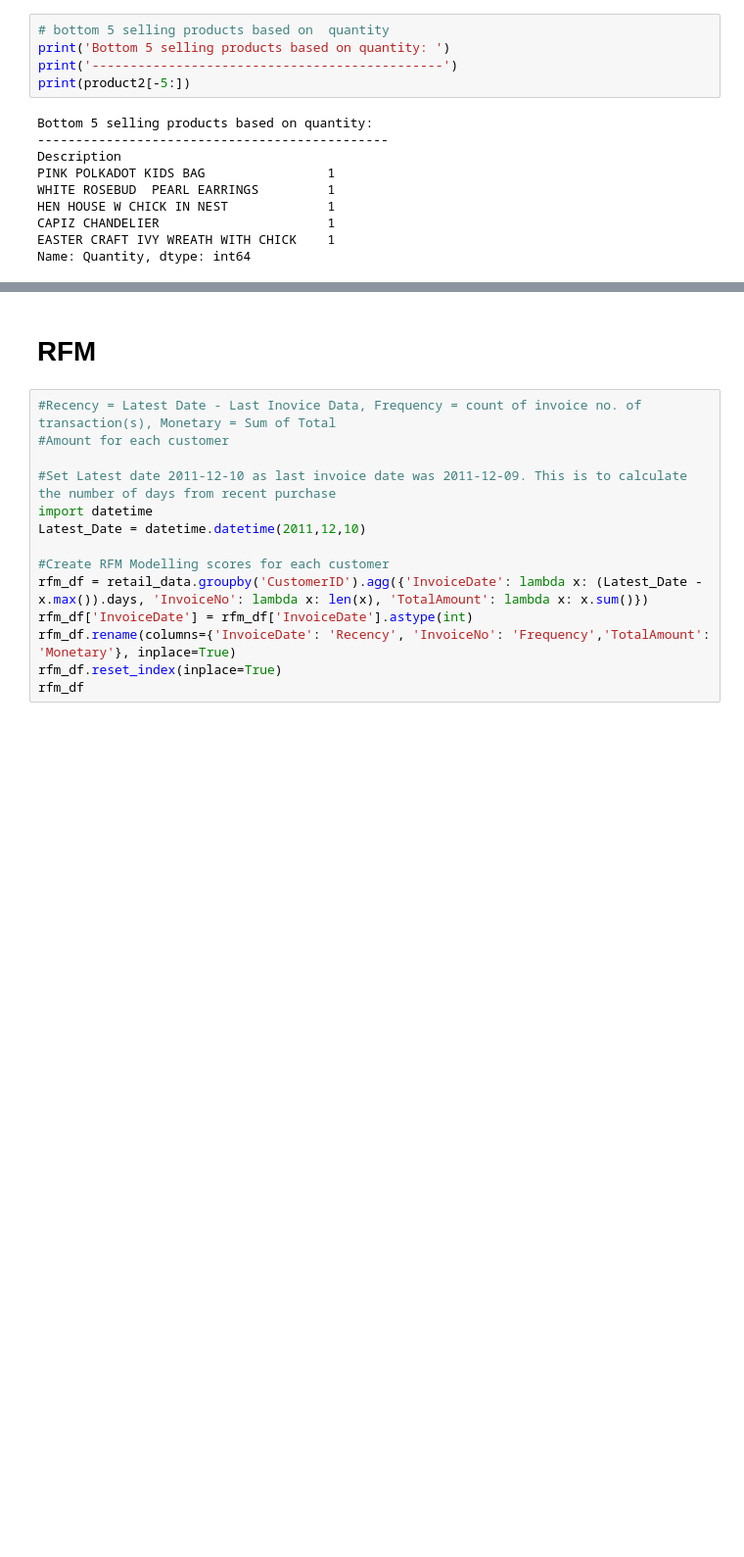
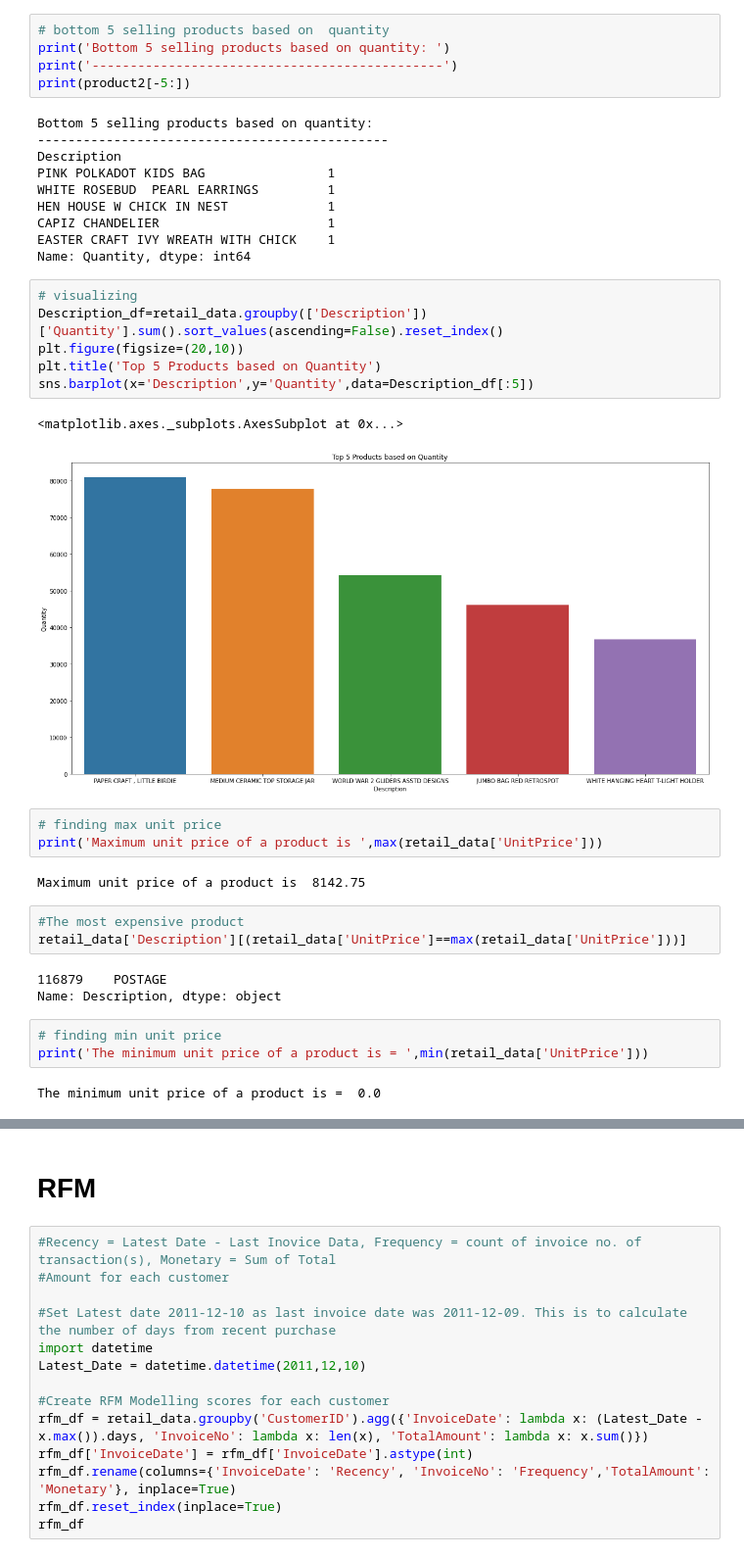
Before and after one commit to Sharath2021/Online-Retail-Customer-Segmentation, a Jupyter notebook: Online_Retail_Customer_Segmentation_Capstone_Project.ipynb, the cells around one changed output, grey strips where cells are left out. Shown at 98% size. Drawn from its saved outputs; the diff is of its cells as text; blank space fills up the shorter version.

```diff
--- a/Online_Retail_Customer_Segmentation_Capstone_Project.ipynb
+++ b/Online_Retail_Customer_Segmentation_Capstone_Project.ipynb
@@ -432,3 +432,28 @@ HEN HOUSE W CHICK IN NEST             1
 CAPIZ CHANDELIER                      1
 EASTER CRAFT IVY WREATH WITH CHICK    1
 Name: Quantity, dtype: int64
+# %%
+# visualizing
+Description_df=retail_data.groupby(['Description'])['Quantity'].sum().sort_values(ascending=False).reset_index()
+plt.figure(figsize=(20,10))
+plt.title('Top 5 Products based on Quantity')
+sns.barplot(x='Description',y='Quantity',data=Description_df[:5])
+# %% [output]
+<matplotlib.axes._subplots.AxesSubplot at 0x...>
+[figure, added]
+# %%
+# finding max unit price
+print('Maximum unit price of a product is ',max(retail_data['UnitPrice']))
+# %% [output]
+Maximum unit price of a product is  8142.75
+# %%
+#The most expensive product
+retail_data['Description'][(retail_data['UnitPrice']==max(retail_data['UnitPrice']))]
+# %% [output]
+116879    POSTAGE
+Name: Description, dtype: object
+# %%
+# finding min unit price
+print('The minimum unit price of a product is = ',min(retail_data['UnitPrice']))
+# %% [output]
+The minimum unit price of a product is =  0.0
```
Also changed, not shown: parts of 1 cell of this notebook.
